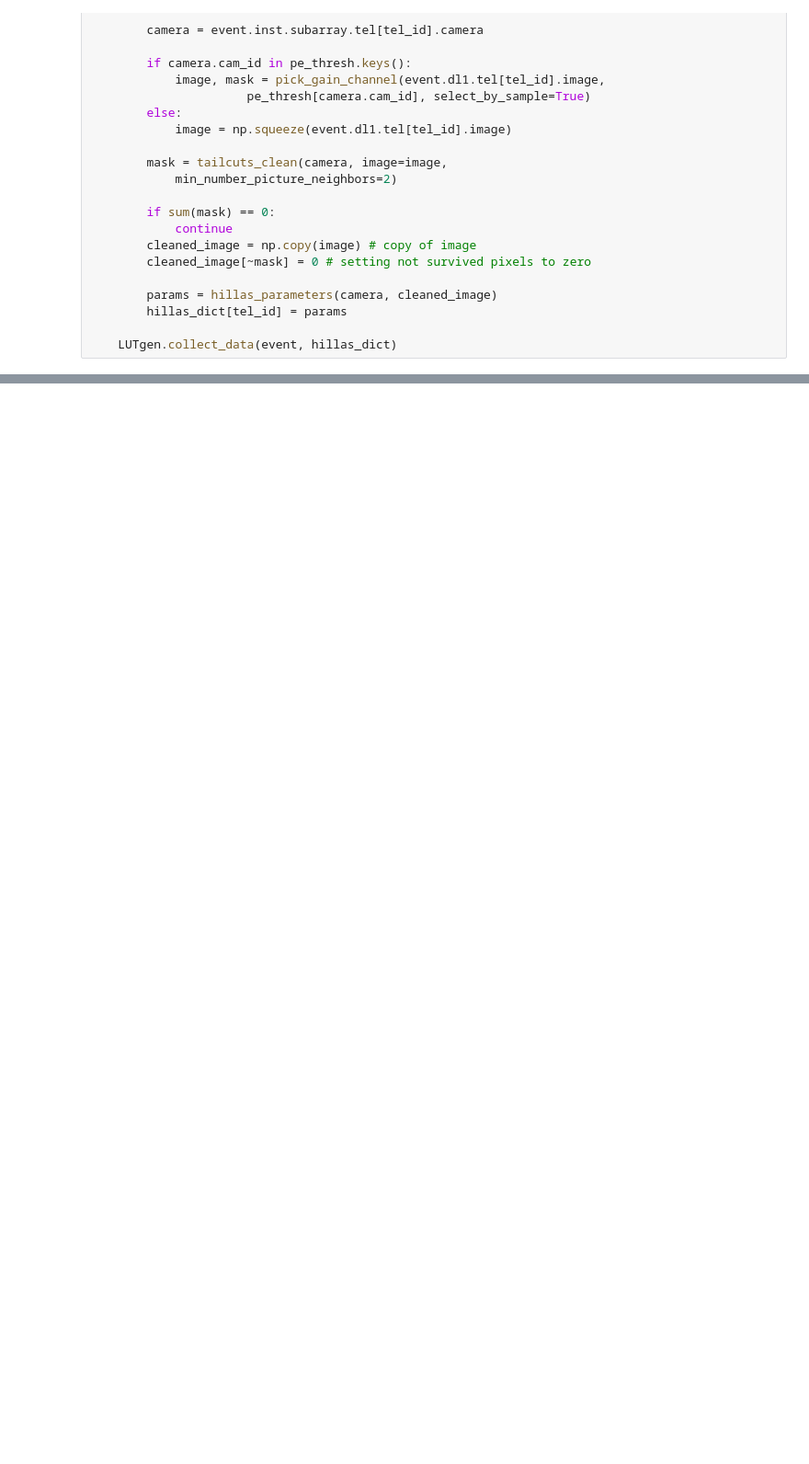
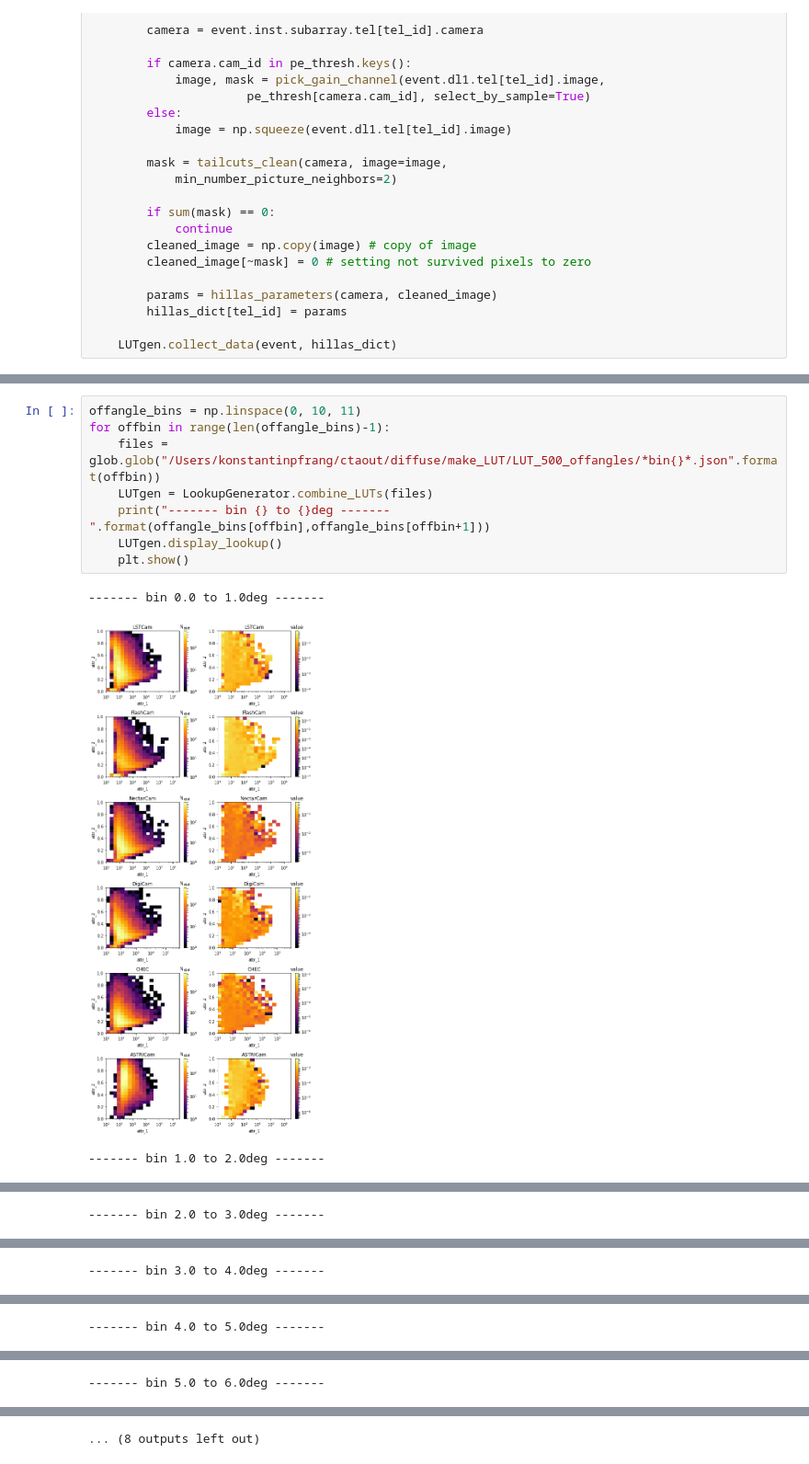
Before and after one commit to mireianievas/konsta_cta, a Jupyter notebook: Notebooks/direction_reco/AngularResolution.ipynb, the cells around one changed output, grey strips where cells are left out. Shown at 92% size. Saved outputs shown, nothing was run; the diff lists cells and outputs as text; blank space fills up the shorter version.

```diff
--- a/Notebooks/direction_reco/AngularResolution.ipynb
+++ b/Notebooks/direction_reco/AngularResolution.ipynb
@@ -1321,0 +637,12 @@ params.x
+# %%
+offangle_bins = np.linspace(0, 10, 11)
+for offbin in range(len(offangle_bins)-1):
+    files = glob.glob("/Users/konstantinpfrang/ctaout/diffuse/make_LUT/LUT_500_offangles/*bin{}*.json".format(offbin))
+    LUTgen = LookupGenerator.combine_LUTs(files)
+    print("------- bin {} to {}deg -------".format(offangle_bins[offbin],offangle_bins[offbin+1]))
+    LUTgen.display_lookup()
+    plt.show()
+# %% [output]
+------- bin 0.0 to 1.0deg -------
+[figure, added]
+------- bin 1.0 to 2.0deg -------
@@ -1321,0 +650 @@ params.x
+------- bin 2.0 to 3.0deg -------
@@ -1321,0 +652 @@ params.x
+------- bin 3.0 to 4.0deg -------
@@ -1321,0 +654 @@ params.x
+------- bin 4.0 to 5.0deg -------
@@ -1321,0 +656 @@ params.x
+------- bin 5.0 to 6.0deg -------
@@ -1321,0 +658 @@ params.x
+... (8 outputs left out)
```
Also changed, not shown: parts of 82 cells of this notebook, 2 other files.
